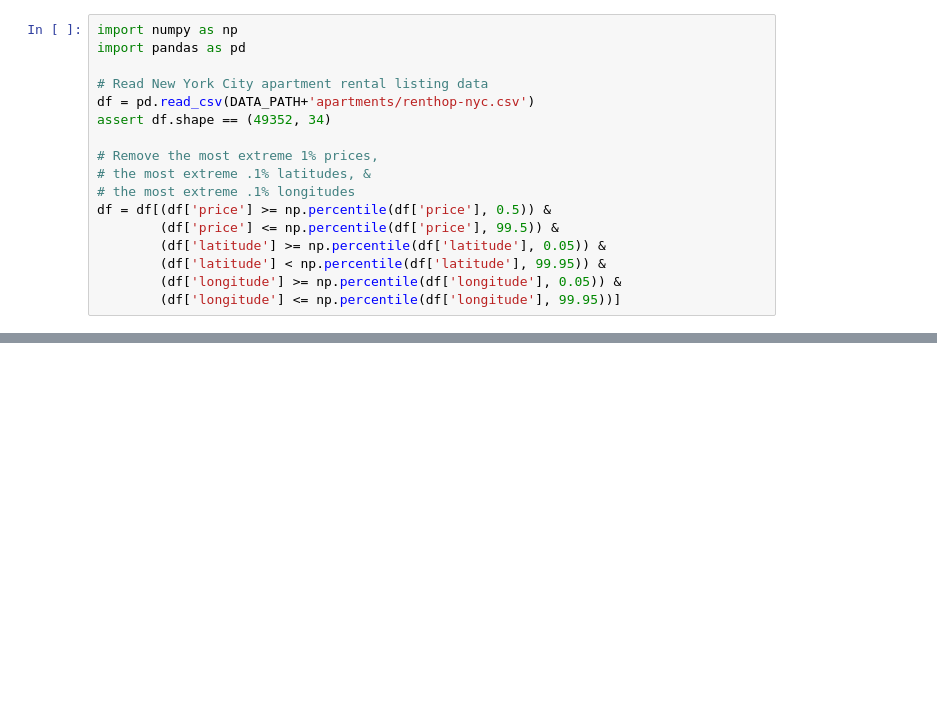
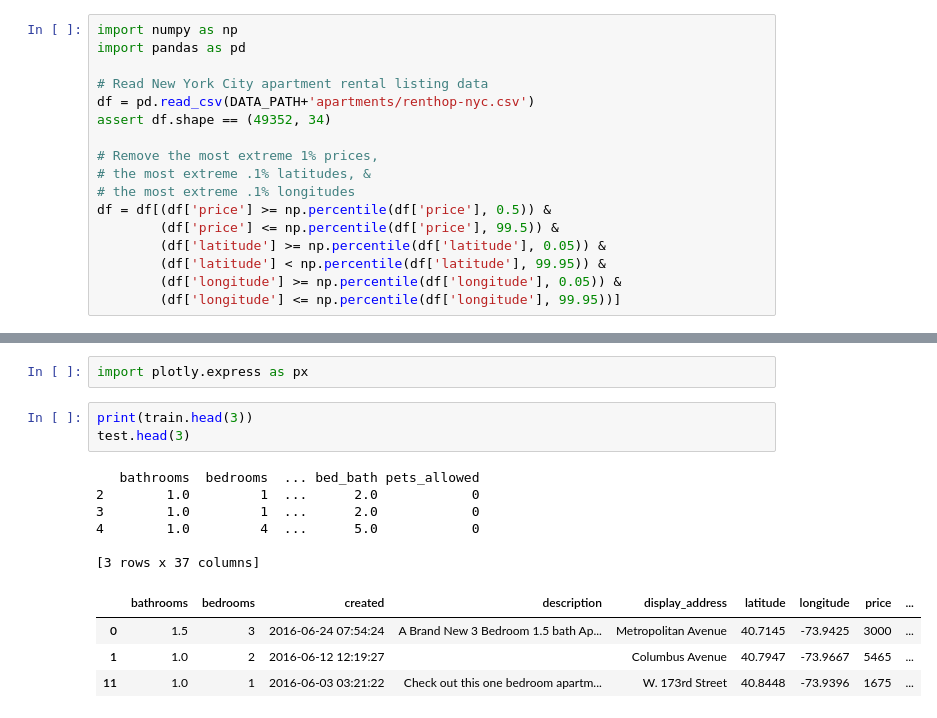
Before and after one commit to Khislatz/DS-Unit-2-Linear-Models, a Jupyter notebook: module2-regression-2/Khislat_Zhuraeva_LS_DS_212_assignment.ipynb, the cells around one changed output, grey strips where cells are left out. Saved outputs shown, nothing was run; the diff lists cells and outputs as text; blank space fills up the shorter version.

```diff
--- a/module2-regression-2/Khislat_Zhuraeva_LS_DS_212_assignment.ipynb
+++ b/module2-regression-2/Khislat_Zhuraeva_LS_DS_212_assignment.ipynb
@@ -81,0 +168,16 @@ df = df[(df['price'] >= np.percentile(df['price'], 0.5)) &
+# %%
+import plotly.express as px
+# %%
+print(train.head(3))
+test.head(3)
+# %% [output]
+   bathrooms  bedrooms  ... bed_bath pets_allowed
+2        1.0         1  ...      2.0            0
+3        1.0         1  ...      2.0            0
+4        1.0         4  ...      5.0            0
+
+[3 rows x 37 columns]
+|  | bathrooms | bedrooms | created | description | display_address | latitude | longitude | price | ... |
+| 0 | 1.5 | 3 | 2016-06-24 07:54:24 | A Brand New 3 Bedroom 1.5 bath Ap... | Metropolitan Avenue | 40.7145 | -73.9425 | 3000 | ... |
+| 1 | 1.0 | 2 | 2016-06-12 12:19:27 |  | Columbus Avenue | 40.7947 | -73.9667 | 5465 | ... |
+| 11 | 1.0 | 1 | 2016-06-03 03:21:22 | Check out this one bedroom apartm... | W. 173rd Street | 40.8448 | -73.9396 | 1675 | ... |
```
Also changed, not shown: parts of 18 cells of this notebook.
